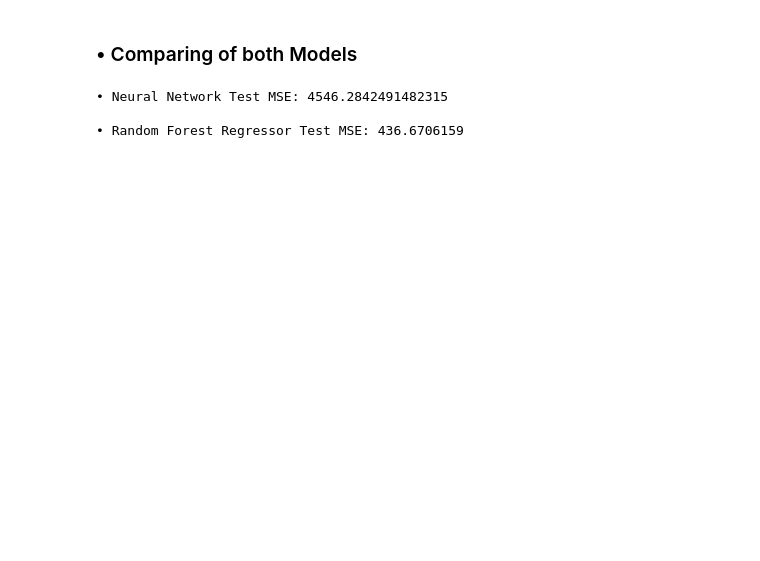
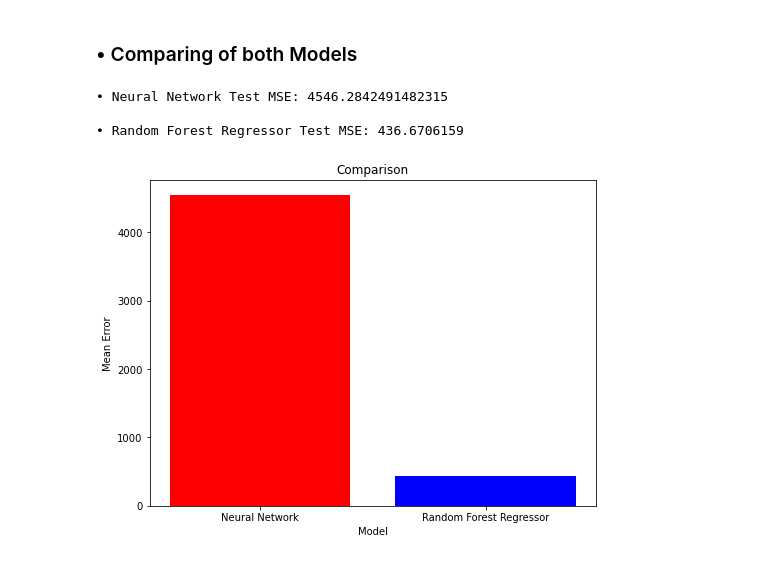
Before and after one commit to Awa25/ML_CA2, a Jupyter notebook: ChiaHuaLin_ML_CA2.ipynb, the cells around one changed output. Saved outputs shown, nothing was run; the diff lists cells and outputs as text; code cells hidden in the pictures; blank space fills up the shorter version.

```diff
--- a/ChiaHuaLin_ML_CA2.ipynb
+++ b/ChiaHuaLin_ML_CA2.ipynb
@@ -305,3 +327,16 @@ print(f"• Random Forest Regressor Test MSE: {rf_mse}")
 • Neural Network Test MSE: 4546.2842491482315
 
 • Random Forest Regressor Test MSE: 436.6706159
+# %%
+# Plot comparing
+plt.figure(figsize = (8, 6))
+plt.bar(['Neural Network', 'Random Forest Regressor'],
+        [nn_mse, rf_mse],
+        color = ['red', 'blue'])
+
+plt.title('Comparison')
+plt.xlabel('Model')
+plt.ylabel('Mean Error')
+plt.show()
+# %% [output]
+[figure, added]
```
Also changed, not shown: parts of 9 cells of this notebook.
